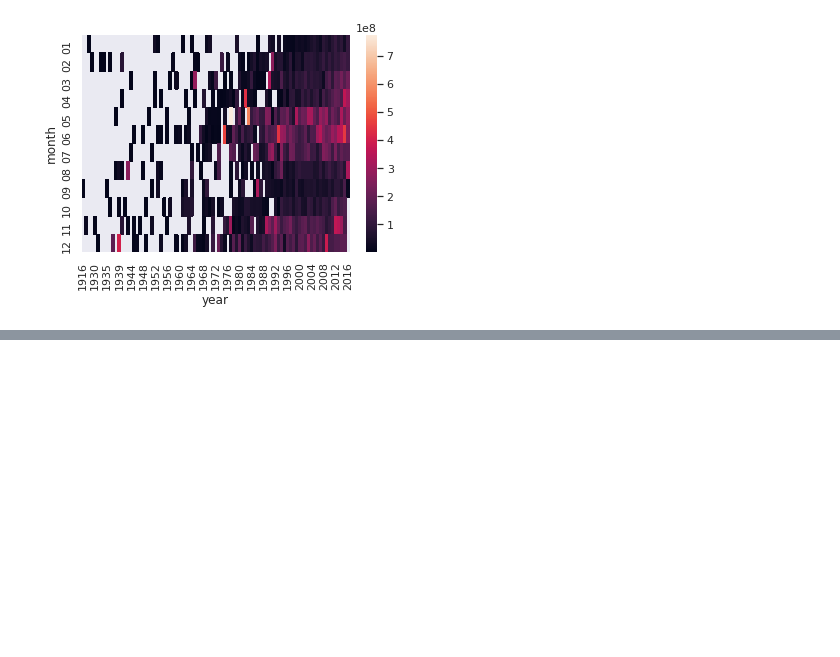
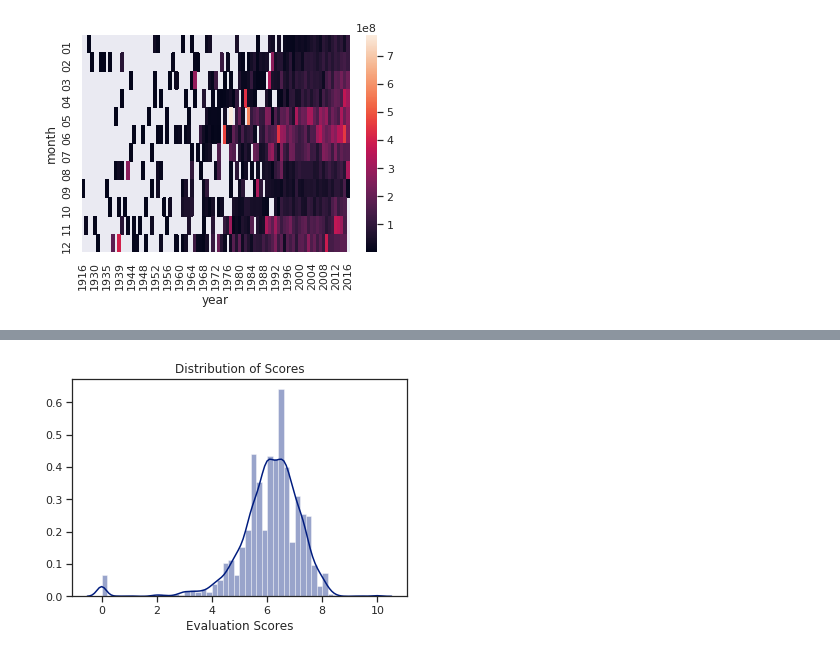
Before and after one commit to saka-21/python_coding, a Jupyter notebook: Seaborn.ipynb, the cells around one changed output, grey strips where cells are left out. Cells and saved outputs as stored; diff of their text form; code cells hidden in the pictures; blank space fills up the shorter version.

```diff
--- a/Seaborn.ipynb
+++ b/Seaborn.ipynb
@@ -160,0 +189,7 @@ sns.heatmap(revenue_df)
+# %%
+sns.distplot(df['vote_average'])
+plt.title('Distribution of Scores')
+plt.xlabel('Evaluation Scores')
+plt.savefig('saved_seaborn.png')
+# %% [output]
+[figure, added]
```
Also changed, not shown: parts of 4 cells of this notebook, 1 other file.
